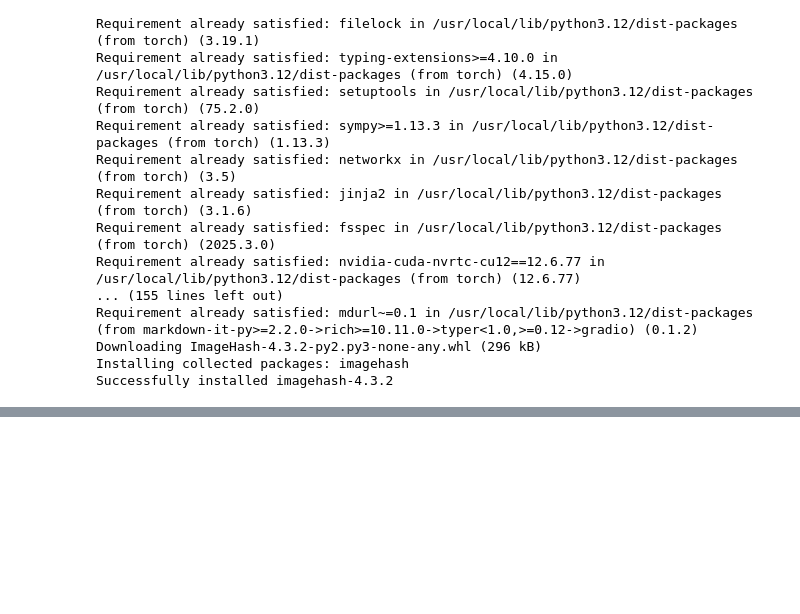
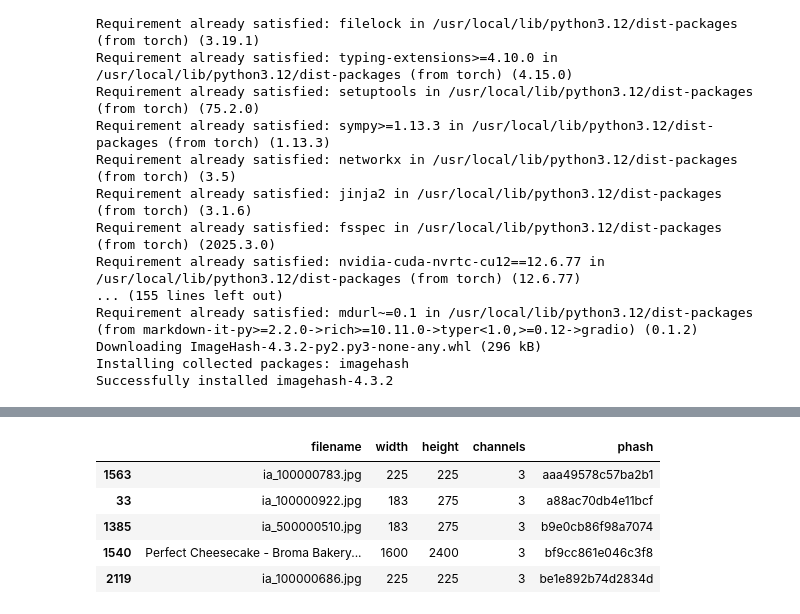
Before and after one commit to HaswanthVIT/BakeScape, a Jupyter notebook: BakeScape.ipynb, the cells around one changed output, grey strips where cells are left out. Drawn from its saved outputs; the diff is of its cells as text; code cells hidden in the pictures; blank space fills up the shorter version.

```diff
--- a/BakeScape.ipynb
+++ b/BakeScape.ipynb
@@ -31,0 +233,12 @@ Successfully installed imagehash-4.3.2
+# %%
+unique_df = df.drop_duplicates(subset="phash", keep="first")
+print("After removing duplicates:", len(unique_df))
+
+# Move only unique images into a new folder
+import shutil
+
+os.makedirs("data/unique", exist_ok=True)
+for f in unique_df['filename']:
+    src = os.path.join(raw_dir, f)
+    dst = os.path.join("data/unique", f)
+    shutil.copy(src, dst)
@@ -31,0 +276,9 @@ Successfully installed imagehash-4.3.2
+# %%
+unique_df.sample(5)
+# %% [output]
+|  | filename | width | height | channels | phash |
+| 1563 | ia_100000783.jpg | 225 | 225 | 3 | aaa49578c57ba2b1 |
+| 33 | ia_100000922.jpg | 183 | 275 | 3 | a88ac70db4e11bcf |
+| 1385 | ia_500000510.jpg | 183 | 275 | 3 | b9e0cb86f98a7074 |
+| 1540 | Perfect Cheesecake - Broma Bakery... | 1600 | 2400 | 3 | bf9cc861e046c3f8 |
+| 2119 | ia_100000686.jpg | 225 | 225 | 3 | be1e892b74d2834d |
```
Also changed, not shown: parts of 22 cells of this notebook.
